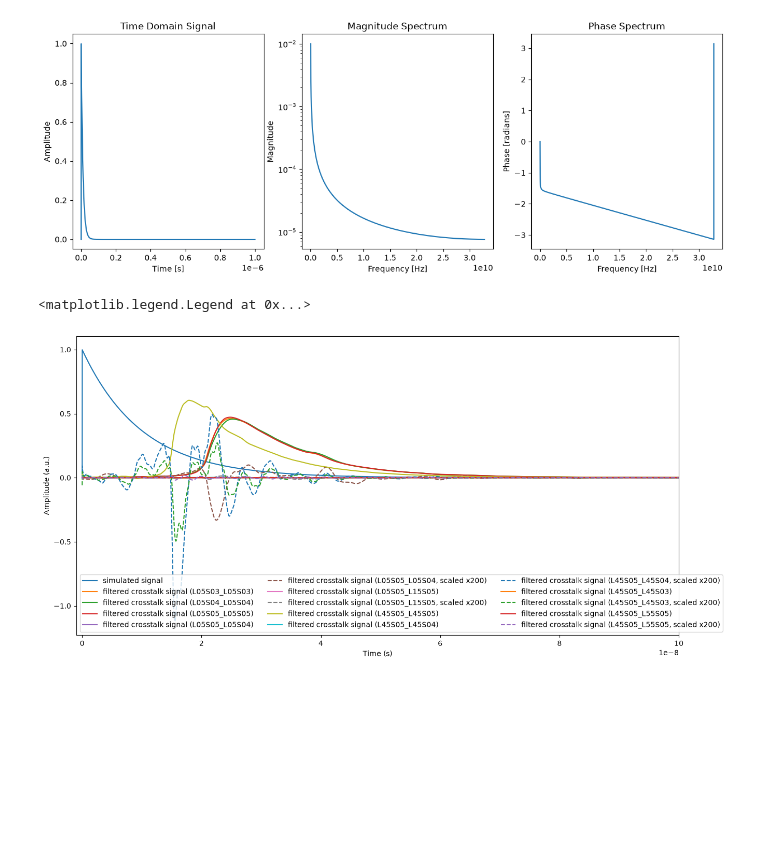
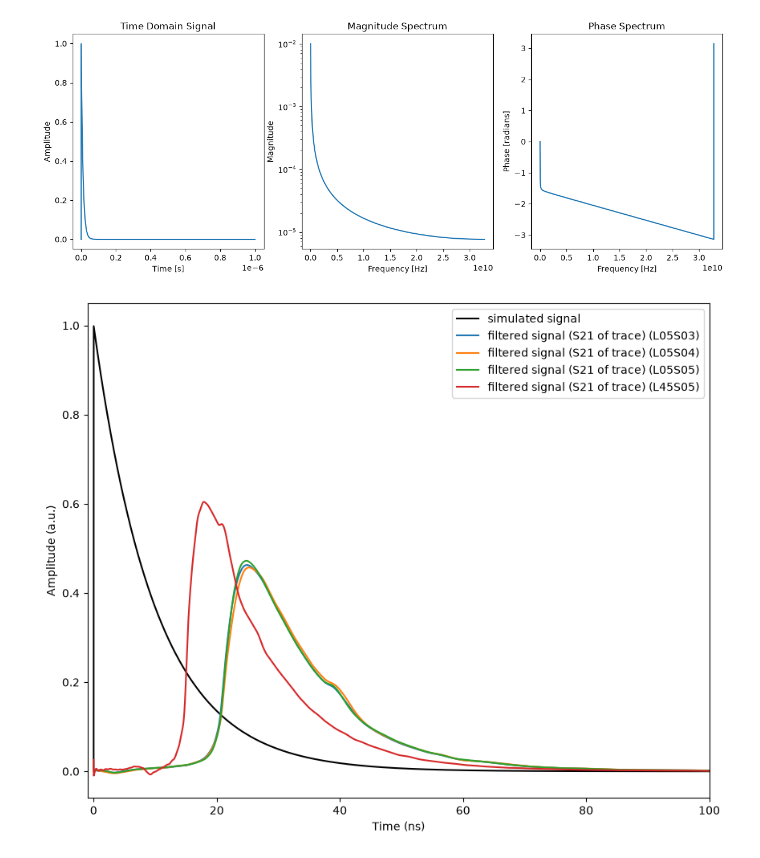
Before and after one commit to ohartbri/longboard_vna, a Jupyter notebook: longboard_vna_highstat2.ipynb, the cells around one changed output. Cells and saved outputs as stored; diff of their text form; code cells hidden in the pictures; blank space fills up the shorter version.

```diff
--- a/longboard_vna_highstat2.ipynb
+++ b/longboard_vna_highstat2.ipynb
@@ -14,6 +16,7 @@ df_L05S04_L05S04 = pd.read_csv("data/high_stat_2/stim_L05S04_recv_L05S04.csv", s
 df_L05S05_L05S05 = pd.read_csv("data/high_stat_2/stim_L05S05_recv_L05S05.csv", skiprows=[0,1,2], encoding="utf-8", header = None, names = ['freq', 's11_m', 's11_p', "s21_m", "s21_p"])
 df_L05S05_L05S04 = pd.read_csv("data/high_stat_2/stim_L05S05_recv_L05S04.csv", skiprows=[0,1,2], encoding="utf-8", header = None, names = ['freq', 's11_m', 's11_p', "s21_m", "s21_p"])
 df_L05S05_L15S05 = pd.read_csv("data/high_stat_2/stim_L05S05_recv_L15S05.csv", skiprows=[0,1,2], encoding="utf-8", header = None, names = ['freq', 's11_m', 's11_p', "s21_m", "s21_p"])
+df_L05S05_L05S03 = pd.read_csv("data/high_stat_2/stim_L05S05_recv_L05S03.csv", skiprows=[0,1,2], encoding="utf-8", header = None, names = ['freq', 's11_m', 's11_p', "s21_m", "s21_p"])
 
 df_L45S05_L45S05 = pd.read_csv("data/high_stat_2/stim_L45S05_recv_L45S05.csv", skiprows=[0,1,2], encoding="utf-8", header = None, names = ['freq', 's11_m', 's11_p', "s21_m", "s21_p"])
 df_L45S05_L45S04 = pd.read_csv("data/high_stat_2/stim_L45S05_recv_L45S04.csv", skiprows=[0,1,2], encoding="utf-8", header = None, names = ['freq', 's11_m', 's11_p', "s21_m", "s21_p"])
@@ -29,10 +32,12 @@ dfs = { "L05S03_L05S03": df_L05S03_L05S03,
         "L45S05_L45S05": df_L45S05_L45S05,
         "L45S05_L45S04": df_L45S05_L45S04,
         "L45S05_L45S03": df_L45S05_L45S03,
-        "L45S05_L55S05": df_L45S05_L55S05, }
+        "L45S05_L55S05": df_L45S05_L55S05,
+        "L05S05_L15S05": df_L05S05_L15S05,
+        "L05S05_L05S03": df_L05S05_L05S03 }
 
 keys_thru = ["L05S03_L05S03", "L05S04_L05S04", "L05S05_L05S05", "L45S05_L45S05"]
-keys_xtalk = ["L05S05_L05S04", "L05S05_L15S05", "L45S05_L45S04", "L45S05_L45S03", "L45S05_L55S05"]
+keys_xtalk = ["L05S05_L05S04", "L05S05_L05S03", "L05S05_L15S05", "L45S05_L45S04", "L45S05_L45S03", "L45S05_L55S05"]
 
 for key in dfs:
     dft = dfs[key]
@@ -133,26 +242,43 @@ for key in dfs:
     X_f = X * filter_c
 
     x_f[key] = irfft(X_f)*N
+# %%
+x_f11 = {}
+
+for key in dfs:
+    dft = dfs[key]
+
+    filter_freq = dft['freq']
+    filter_mag = dft['s11_m']
+    filter_phase = dft['s11_p']
+
+    filter_interp_mag = np.interp(f, filter_freq, filter_mag)
+    filter_interp_phase = np.interp(f, filter_freq, filter_phase)
+
+    filter_c = 10**(filter_interp_mag/10) * np.exp(1j * filter_interp_phase)
+
+    X_f = X * filter_c
+
+    x_f11[key] = irfft(X_f)*N
 # %%
-plt.figure(figsize=(15, 7.5))
+#plt.figure(figsize=(10, 7.5))
 
 
-plt.plot(t, x, label='simulated signal')
+plt.plot(t/1E-9, x, label='simulated signal', color='black')
 
-for key in x_f:
-    plt.plot(t, x_f[key], label=f'filtered crosstalk signal ({key})')
+for i, key in enumerate(keys_thru):
+    plt.plot(t/1E-9, x_f[key], label=f'filtered signal (S21 of trace) ({key[:6]})', color=f'C{i}')
     # scaled version for visibility
-    if key in keys_xtalk:
-        plt.plot(t, x_f[key]*200,  '--', label=f'filtered crosstalk signal ({key}, scaled x200)')
 
-plt.xlim(-1E-9, 1E-7)
+plt.xlim(-1, 100)
 
-plt.xlabel('Time (s)')
+plt.xlabel('Time (ns)')
 plt.ylabel('Amplitude (a.u.)')
 
-plt.legend(ncol=3)
+plt.legend(ncol=1)
 # plt.yscale('log')
 #plt.ylim(-1E-2, 1E-2)
+
+plt.savefig('S21_thru_waveforms.pdf')
 # %% [output]
-<matplotlib.legend.Legend at 0x...>
-[figure, old version]
+[figure, new version]
```
Also changed, not shown: parts of 6 cells of this notebook.
